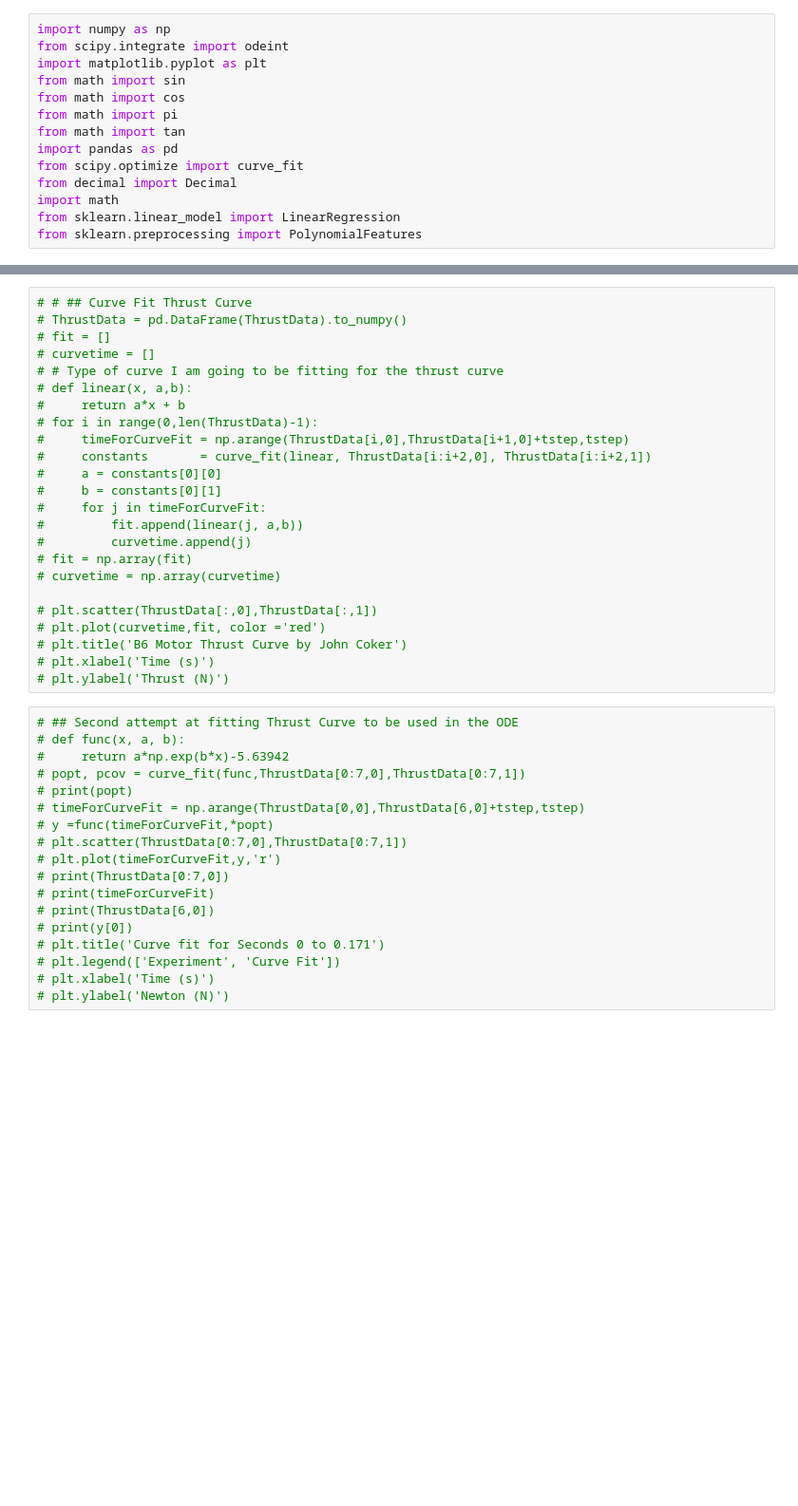
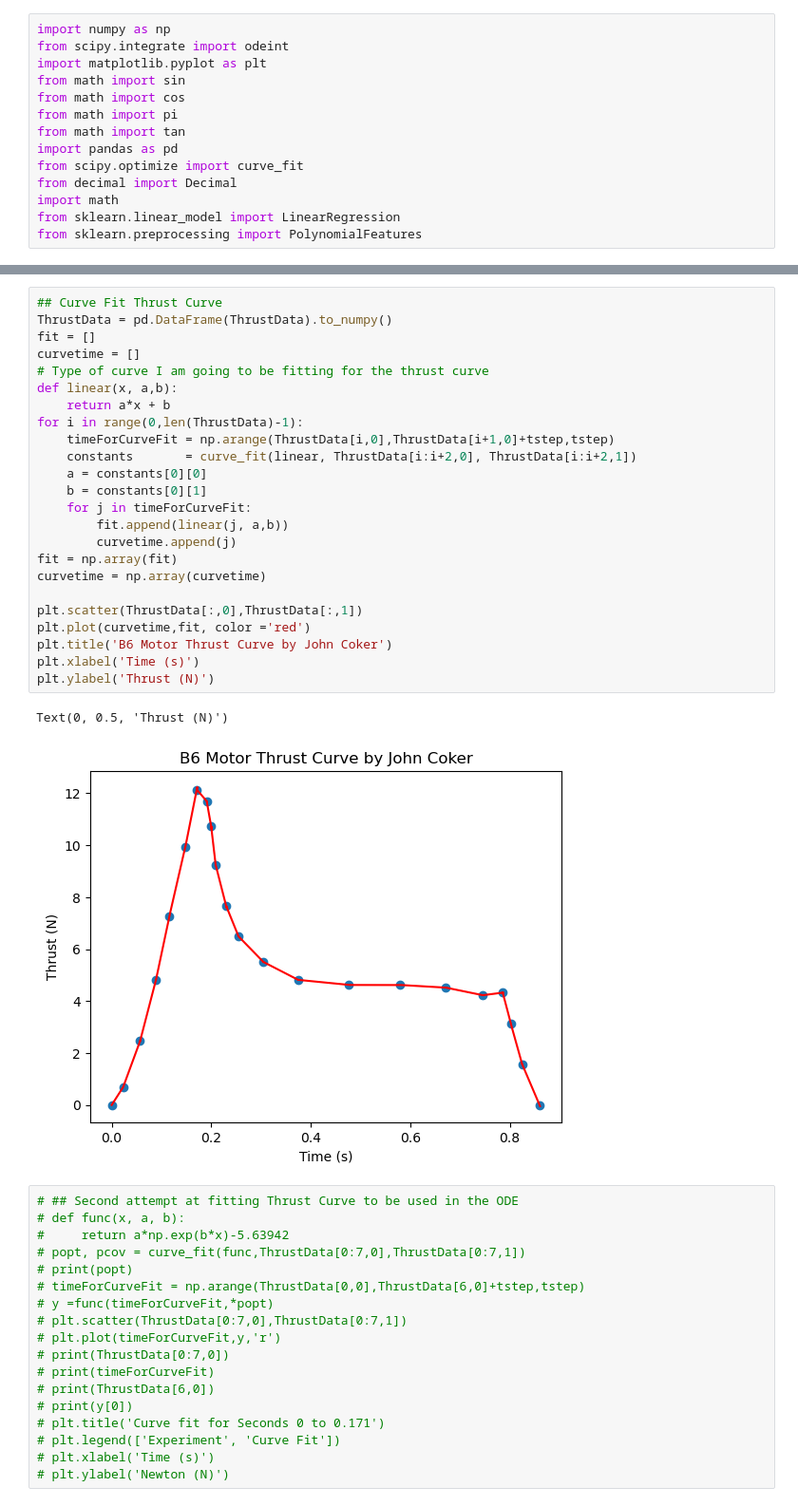
Before and after one commit to BamtolYy/rocket, a Jupyter notebook: simulation/2DRocketSim.ipynb, the cells around one changed output, grey strips where cells are left out. Shown at 95% size. Cells and saved outputs as stored; diff of their text form; blank space fills up the shorter version.

```diff
--- a/simulation/2DRocketSim.ipynb
+++ b/simulation/2DRocketSim.ipynb
@@ -137,27 +158,30 @@ Cl    = 16.85 * alpha
 # %%
-# # ## Curve Fit Thrust Curve
-# ThrustData = pd.DataFrame(ThrustData).to_numpy()
-# fit = []
-# curvetime = []
-# # Type of curve I am going to be fitting for the thrust curve
-# def linear(x, a,b):
-#     return a*x + b
-# for i in range(0,len(ThrustData)-1):
-#     timeForCurveFit = np.arange(ThrustData[i,0],ThrustData[i+1,0]+tstep,tstep)
-#     constants       = curve_fit(linear, ThrustData[i:i+2,0], ThrustData[i:i+2,1])
-#     a = constants[0][0]
-#     b = constants[0][1]
-#     for j in timeForCurveFit:
-#         fit.append(linear(j, a,b))
-#         curvetime.append(j)
-# fit = np.array(fit)
-# curvetime = np.array(curvetime)
+## Curve Fit Thrust Curve
+ThrustData = pd.DataFrame(ThrustData).to_numpy()
+fit = []
+curvetime = []
+# Type of curve I am going to be fitting for the thrust curve
+def linear(x, a,b):
+    return a*x + b
+for i in range(0,len(ThrustData)-1):
+    timeForCurveFit = np.arange(ThrustData[i,0],ThrustData[i+1,0]+tstep,tstep)
+    constants       = curve_fit(linear, ThrustData[i:i+2,0], ThrustData[i:i+2,1])
+    a = constants[0][0]
+    b = constants[0][1]
+    for j in timeForCurveFit:
+        fit.append(linear(j, a,b))
+        curvetime.append(j)
+fit = np.array(fit)
+curvetime = np.array(curvetime)
 
-# plt.scatter(ThrustData[:,0],ThrustData[:,1])
-# plt.plot(curvetime,fit, color ='red')
-# plt.title('B6 Motor Thrust Curve by John Coker')
-# plt.xlabel('Time (s)')
-# plt.ylabel('Thrust (N)')
+plt.scatter(ThrustData[:,0],ThrustData[:,1])
+plt.plot(curvetime,fit, color ='red')
+plt.title('B6 Motor Thrust Curve by John Coker')
+plt.xlabel('Time (s)')
+plt.ylabel('Thrust (N)')
+# %% [output]
+Text(0, 0.5, 'Thrust (N)')
+[figure, added]
 # %%
 # ## Second attempt at fitting Thrust Curve to be used in the ODE
 # def func(x, a, b):
```
Also changed, not shown: parts of 11 cells of this notebook.
